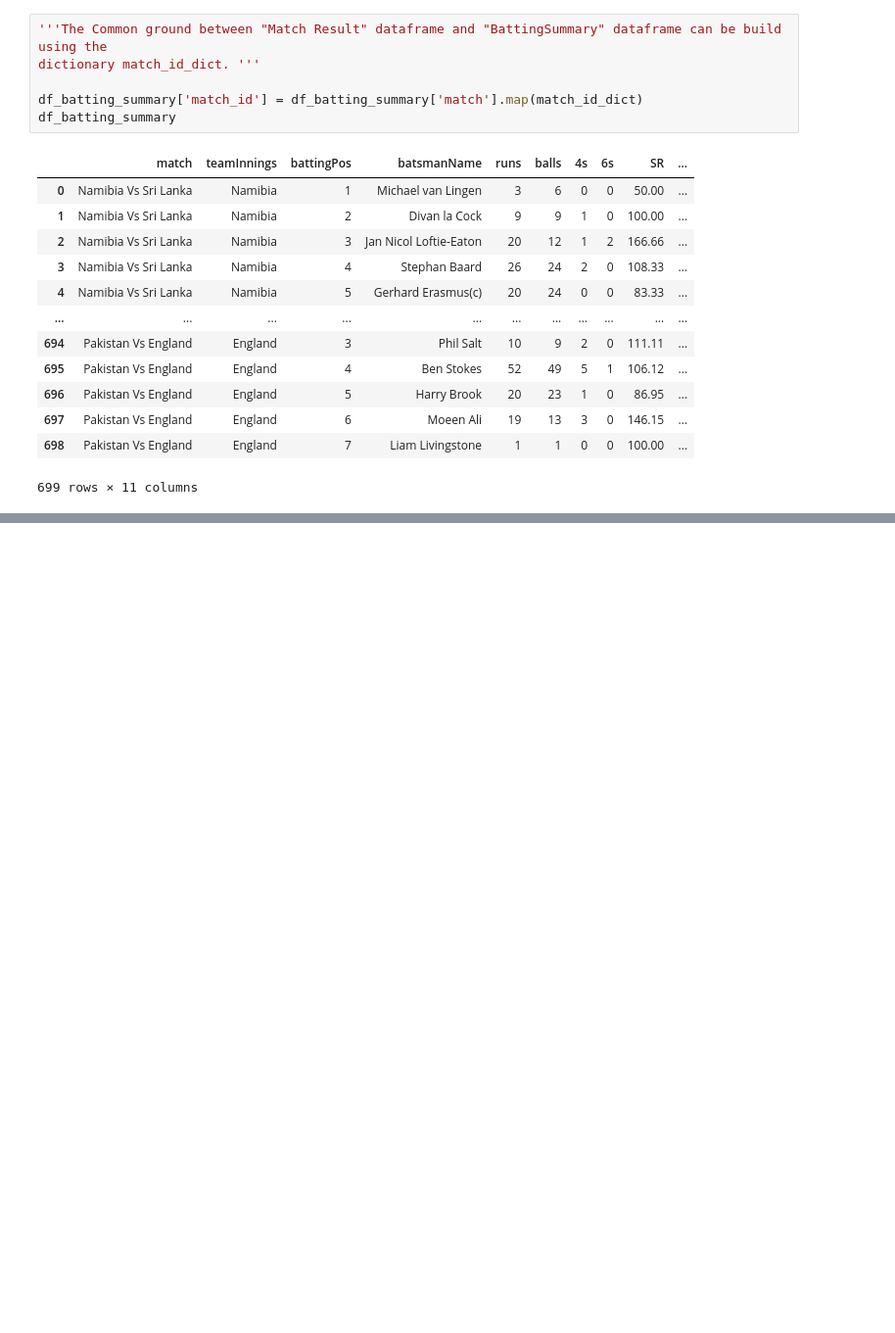
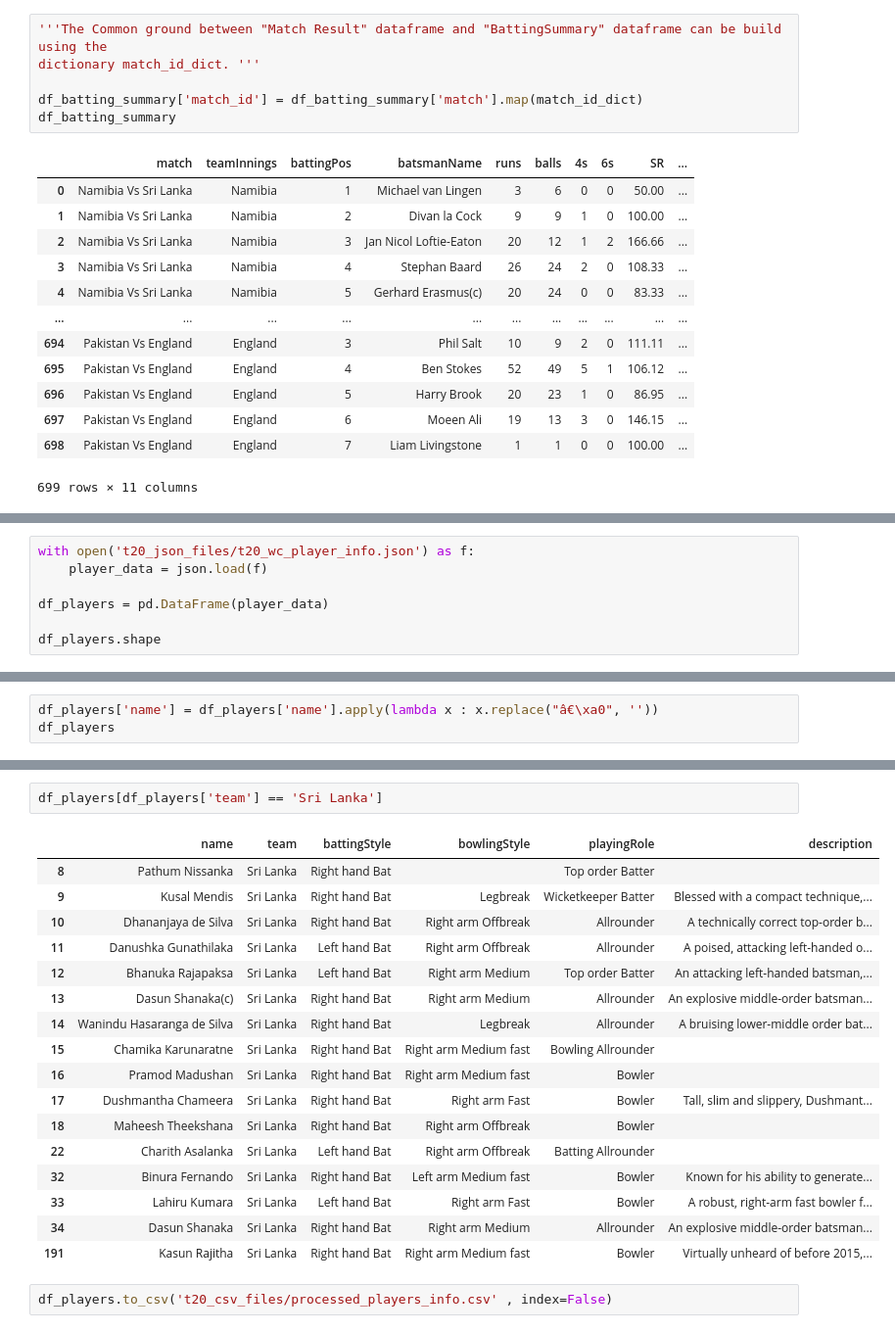
Before and after one commit to Sendduran/T20_2022-23_MatchAnalysis, a Jupyter notebook: data_cleanup.ipynb, the cells around one changed output, grey strips where cells are left out. Shown at 98% size. Cells and saved outputs as stored; diff of their text form; blank space fills up the shorter version.

```diff
--- a/data_cleanup.ipynb
+++ b/data_cleanup.ipynb
@@ -166,0 +228,7 @@ df_batting_summary
+# %%
+with open('t20_json_files/t20_wc_player_info.json') as f:
+    player_data = json.load(f)
+
+df_players = pd.DataFrame(player_data)
+
+df_players.shape
@@ -166,0 +258,3 @@ df_batting_summary
+# %%
+df_players['name'] = df_players['name'].apply(lambda x : x.replace("â€\xa0", ''))
+df_players
@@ -166,0 +275,22 @@ df_batting_summary
+# %%
+df_players[df_players['team'] == 'Sri Lanka']
+# %% [output]
+|  | name | team | battingStyle | bowlingStyle | playingRole | description |
+| 8 | Pathum Nissanka | Sri Lanka | Right hand Bat |  | Top order Batter |  |
+| 9 | Kusal Mendis | Sri Lanka | Right hand Bat | Legbreak | Wicketkeeper Batter | Blessed with a compact technique,... |
+| 10 | Dhananjaya de Silva | Sri Lanka | Right hand Bat | Right arm Offbreak | Allrounder | A technically correct top-order b... |
+| 11 | Danushka Gunathilaka | Sri Lanka | Left hand Bat | Right arm Offbreak | Allrounder | A poised, attacking left-handed o... |
+| 12 | Bhanuka Rajapaksa | Sri Lanka | Left hand Bat | Right arm Medium | Top order Batter | An attacking left-handed batsman,... |
+| 13 | Dasun Shanaka(c) | Sri Lanka | Right hand Bat | Right arm Medium | Allrounder | An explosive middle-order batsman... |
+| 14 | Wanindu Hasaranga de Silva | Sri Lanka | Right hand Bat | Legbreak | Allrounder | A bruising lower-middle order bat... |
+| 15 | Chamika Karunaratne | Sri Lanka | Right hand Bat | Right arm Medium fast | Bowling Allrounder |  |
+| 16 | Pramod Madushan | Sri Lanka | Right hand Bat | Right arm Medium fast | Bowler |  |
+| 17 | Dushmantha Chameera | Sri Lanka | Right hand Bat | Right arm Fast | Bowler | Tall, slim and slippery, Dushmant... |
+| 18 | Maheesh Theekshana | Sri Lanka | Right hand Bat | Right arm Offbreak | Bowler |  |
+| 22 | Charith Asalanka | Sri Lanka | Left hand Bat | Right arm Offbreak | Batting Allrounder |  |
+| 32 | Binura Fernando | Sri Lanka | Right hand Bat | Left arm Medium fast | Bowler | Known for his ability to generate... |
+| 33 | Lahiru Kumara | Sri Lanka | Left hand Bat | Right arm Fast | Bowler | A robust, right-arm fast bowler f... |
+| 34 | Dasun Shanaka | Sri Lanka | Right hand Bat | Right arm Medium | Allrounder | An explosive middle-order batsman... |
+| 191 | Kasun Rajitha | Sri Lanka | Right hand Bat | Right arm Medium fast | Bowler | Virtually unheard of before 2015,... |
+# %%
+df_players.to_csv('t20_csv_files/processed_players_info.csv' , index=False)
```
Also changed, not shown: parts of 13 cells of this notebook, 4 other files.
